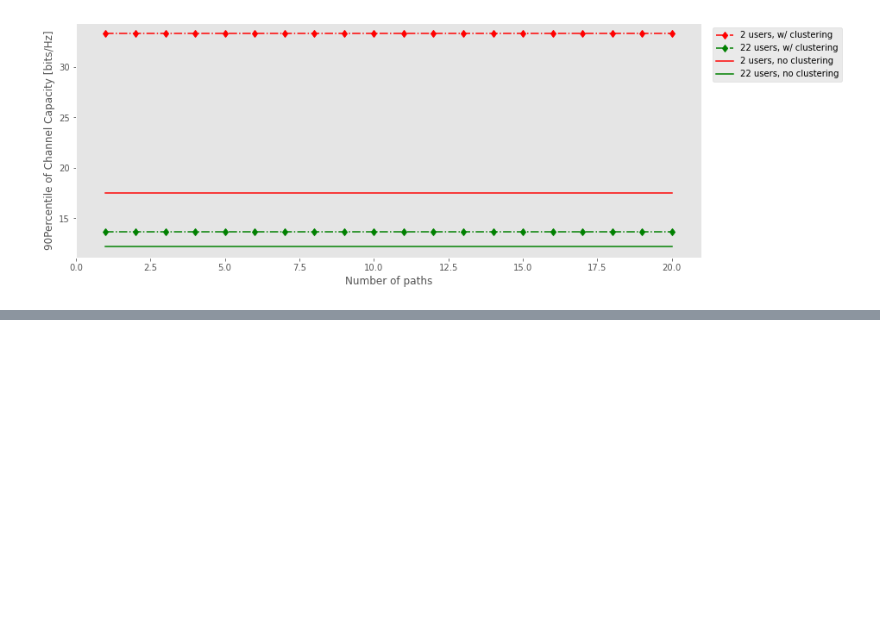
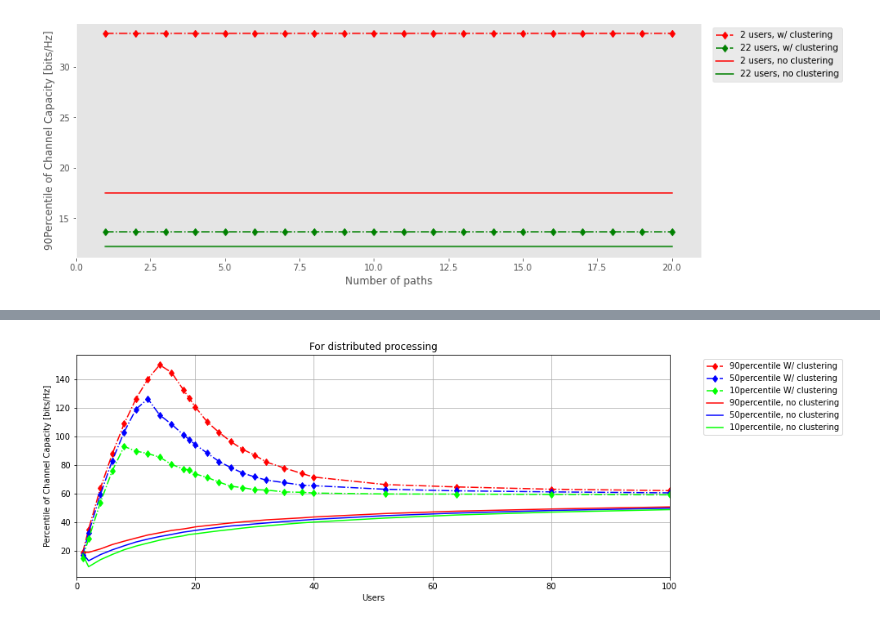
Before and after one commit to gabrielbopi/cellfree_ic, a Jupyter notebook: Gabriel/Cellfree_Channel.ipynb, the cells around one changed output, grey strips where cells are left out. Cells and saved outputs as stored; diff of their text form; code cells hidden in the pictures; blank space fills up the shorter version.

```diff
--- a/Gabriel/Cellfree_Channel.ipynb
+++ b/Gabriel/Cellfree_Channel.ipynb
@@ -732,0 +920,40 @@ plt.grid()
+# %%
+plt.figure(figsize=(13,5))
+color = ['red','blue','lime']
+n_percentile = ['90','50','10']
+P_dBm = 40 #dBm
+
+#With clustering
+percentile_C = np.array([])
+for i in range(len(n)):
+    C = np.zeros(mc)
+    for j in range(mc):
+        np.random.seed(j)
+        C[j] = sinrLS_mc(n[i], N, BS, P_dBm)
+    percentile_C = np.append(percentile_C, [np.percentile(C,90),np.percentile(C,50),np.percentile(C,10)])
+percentile_C = percentile_C.reshape(len(n),3).transpose()
+for k in range(3):
+    label = ('{}percentile W/ clustering'.format(n_percentile[k]))
+    plt.plot(n, percentile_C[k], label=label,linestyle = '-.',marker = 'd',color=color[k])
+
+#No clustering
+percentile_S = np.array([])
+for i in range(len(n)):
+    S = np.zeros(mc)
+    for j in range(mc):
+        np.random.seed(j)
+        S[j] = sem_mc(n[i], N, BS, P_dBm)
+    percentile_S = np.append(percentile_S, [np.percentile(S,90),np.percentile(S,50),np.percentile(S,10)])
+percentile_S = percentile_S.reshape(len(n),3).transpose()
+for k in range(3):
+    label = ('{}percentile, no clustering'.format(n_percentile[k]))
+    plt.plot(n, percentile_S[k], label=label, color=color[k])
+
+plt.title("For distributed processing")
+plt.ylabel("Percentile of Channel Capacity [bits/Hz]")
+plt.xlabel("Users")
+plt.xlim(0,100)
+plt.legend(bbox_to_anchor=(1.05, 1.0), loc='upper left')
+plt.grid()
+# %% [output]
+[figure, added]
```
Also changed, not shown: parts of 10 cells of this notebook.
